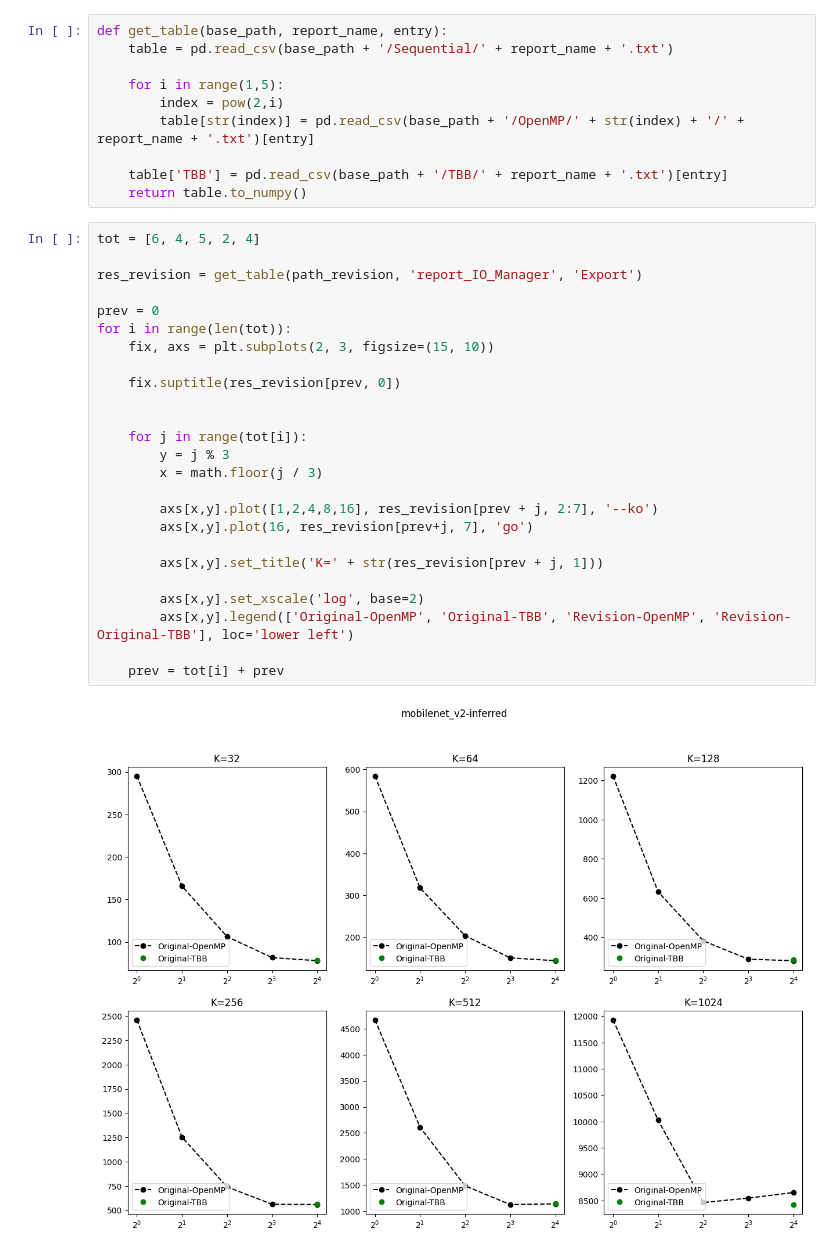
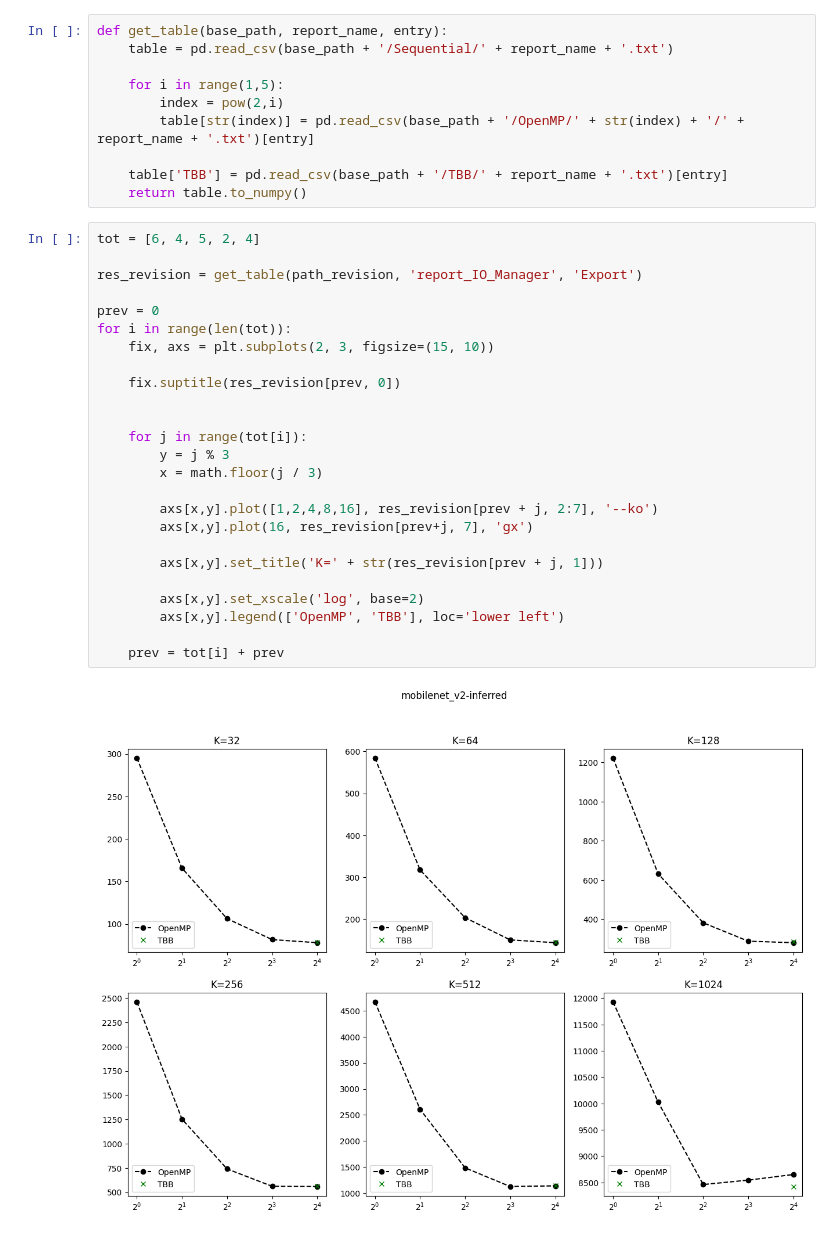
Before and after one commit to faccus/network_butcher, a Jupyter notebook: scripts/helper_notebooks/IO_Manager.ipynb, the cells around one changed output. Saved outputs shown, nothing was run; the diff lists cells and outputs as text.

```diff
--- a/scripts/helper_notebooks/IO_Manager.ipynb
+++ b/scripts/helper_notebooks/IO_Manager.ipynb
@@ -18,27 +18,27 @@ def get_table(base_path, report_name, entry):
 # %%
 tot = [6, 4, 5, 2, 4]
 
 res_revision = get_table(path_revision, 'report_IO_Manager', 'Export')
 
 prev = 0
 for i in range(len(tot)):
     fix, axs = plt.subplots(2, 3, figsize=(15, 10))
 
     fix.suptitle(res_revision[prev, 0])
 
 
     for j in range(tot[i]):
         y = j % 3
         x = math.floor(j / 3)
 
         axs[x,y].plot([1,2,4,8,16], res_revision[prev + j, 2:7], '--ko')
-        axs[x,y].plot(16, res_revision[prev+j, 7], 'go')
+        axs[x,y].plot(16, res_revision[prev+j, 7], 'gx')
 
         axs[x,y].set_title('K=' + str(res_revision[prev + j, 1]))
 
         axs[x,y].set_xscale('log', base=2)
-        axs[x,y].legend(['Original-OpenMP', 'Original-TBB', 'Revision-OpenMP', 'Revision-Original-TBB'], loc='lower left')
+        axs[x,y].legend(['OpenMP', 'TBB'], loc='lower left')
 
     prev = tot[i] + prev
 # %% [output]
-[figure, old version]
+[figure, new version]
```
Also changed, not shown: parts of 1 cell of this notebook, 12 other files.
